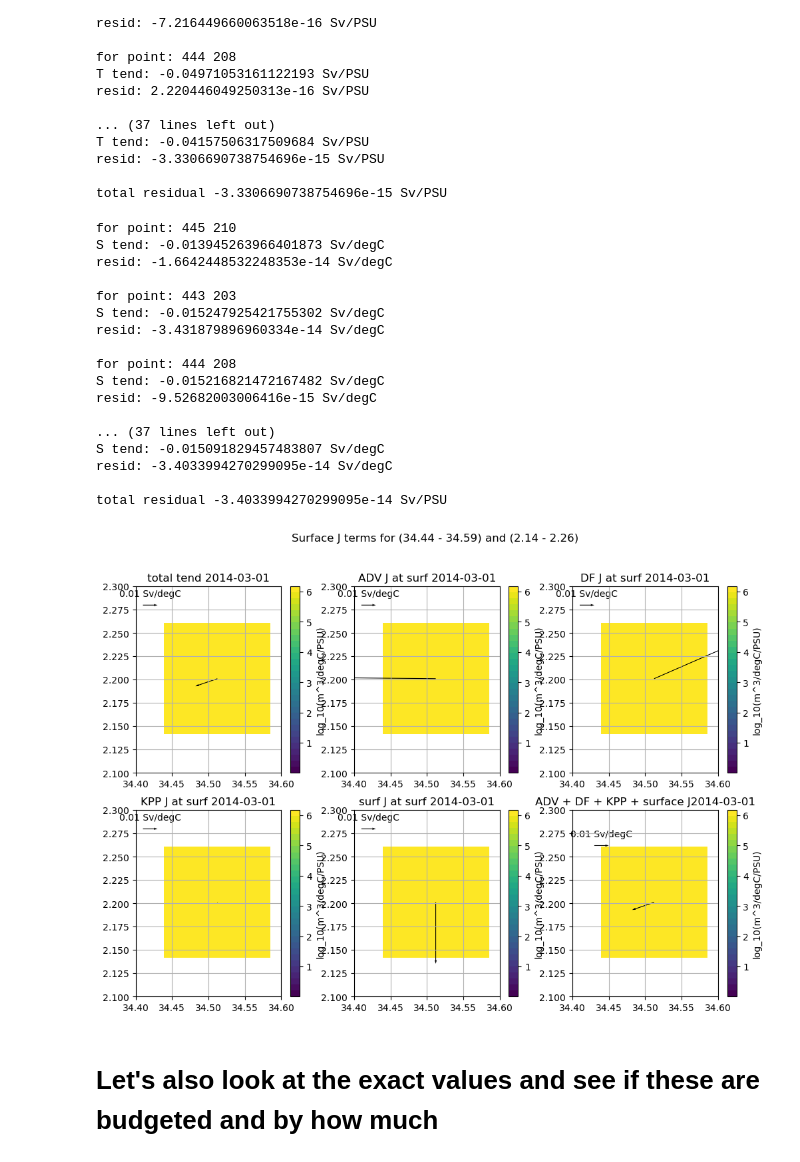
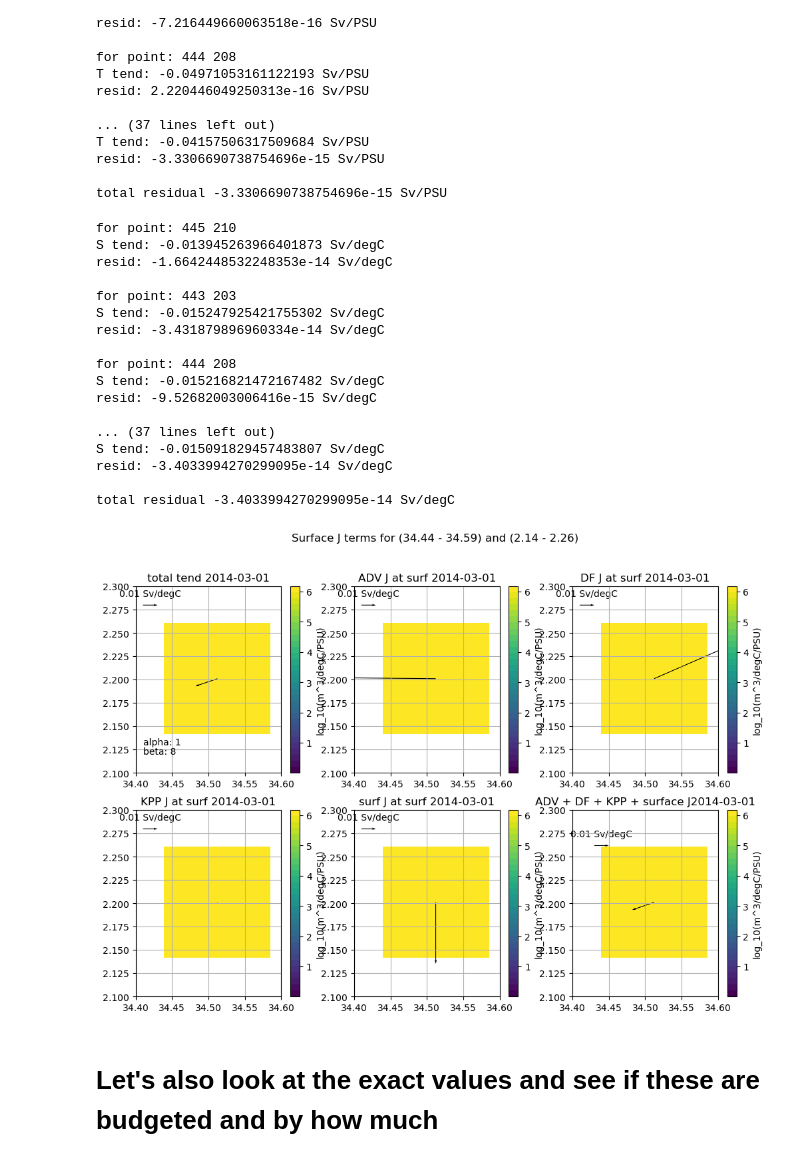
Before and after one commit to margaretmurakami/crios_backups, a Jupyter notebook: ASTE_270/Pemberton/Tendencies/single_TSbin_Jterms.ipynb, the cells around one changed output. Drawn from its saved outputs; the diff is of its cells as text; code cells hidden in the pictures.

```diff
--- a/ASTE_270/Pemberton/Tendencies/single_TSbin_Jterms.ipynb
+++ b/ASTE_270/Pemberton/Tendencies/single_TSbin_Jterms.ipynb
@@ -1296,7 +1289,7 @@ for k,i,j in zip(zs,ys,xs):
     print()
 
 # we will not print all terms here -- overkill
-print("total residual",np.nansum(JtermsS[0] - JtermsS[1] - JtermsS[2] - JtermsS[3] - JtermsS[4]),"Sv/PSU")
+print("total residual",np.nansum(JtermsS[0] - JtermsS[1] - JtermsS[2] - JtermsS[3] - JtermsS[4]),"Sv/degC")
 # %% [output]
 for point: 445 210
 S tend: -0.013945263966401873 Sv/degC
@@ -1314,7 +1307,7 @@ resid: -9.52682003006416e-15 Sv/degC
 S tend: -0.015091829457483807 Sv/degC
 resid: -3.4033994270299095e-14 Sv/degC
 
-total residual -3.4033994270299095e-14 Sv/PSU
+total residual -3.4033994270299095e-14 Sv/degC
 # %%
 # plot these on a figure to show the budgeted terms
 sfact = 8   # scale factor for x (PSU in denom, multiply out)
@@ -1327,6 +1320,10 @@ scale = 1e-1
 xlims = np.array([34.4,34.6])
 ylims = np.array([2.1,2.3])
 
+# set alpha and beta for the scaling
+alpha = 1
+beta = 8    # scale factor for x (PSU in denom, multiply out)
+
 
 # first get the values and do conversions to Sv/degC or Sv/PSU
 fig = plt.figure(figsize = (12,8))
@@ -1334,7 +1331,7 @@ fig = plt.figure(figsize = (12,8))
 # total tendency
 ax = plt.subplot(231)
 cb1 = ax.pcolormesh(Sbin, Tbin, np.log10(small_mesh), cmap=cmap2, vmin=0.01)
-U1, V1 = JtermsS[0],JtermsT[0]/sfact
+U1, V1 = JtermsS[0],JtermsT[0]/beta
 q1 = ax.quiver(Sbincent, Tbincent, U1, V1, width=0.005,scale=scale)
 plt.colorbar(cb1, label="log_10(m^3/degC/PSU)")
 ax.set_title("total tend " + datetimes[0].strftime("%Y-%m-%d"))
@@ -1342,11 +1339,13 @@ ax.set_xlim(xlims)
 ax.set_ylim(ylims)
 ax.grid()
 ax.quiverkey(q1,X=0.1,Y=0.9,U = U,label=str(U) + " Sv/degC")
+ax.text(x=34.41,y = 2.13, s = "alpha: "+str(alpha))
+ax.text(x=34.41,y = 2.12, s = "beta: "+str(beta))
 
 # ADV tendency
 ax = plt.subplot(232)
 cb1 = ax.pcolormesh(Sbin, Tbin, np.log10(small_mesh), cmap=cmap2, vmin=0.01)
-U1, V1 = JtermsS[1],JtermsT[1]/sfact
+U1, V1 = JtermsS[1],JtermsT[1]/beta
 q1 = ax.quiver(Sbincent, Tbincent, U1, V1, width=0.005,scale=scale)
 plt.colorbar(cb1, label="log_10(m^3/degC/PSU)")
 ax.set_title("ADV J at surf " + datetimes[0].strftime("%Y-%m-%d"))
@@ -1358,7 +1357,7 @@ ax.quiverkey(q1,X=0.1,Y=0.9,U = U,label=str(U) + " Sv/degC")
 # DF tendency
 ax = plt.subplot(233)
 cb1 = ax.pcolormesh(Sbin, Tbin, np.log10(small_mesh), cmap=cmap2, vmin=0.01)
-U1, V1 = JtermsS[2],JtermsT[2]/sfact
+U1, V1 = JtermsS[2],JtermsT[2]/beta
 q1 = ax.quiver(Sbincent, Tbincent, U1, V1, width=0.005,scale=scale)
 plt.colorbar(cb1, label="log_10(m^3/degC/PSU)")
 ax.set_title("DF J at surf " + datetimes[0].strftime("%Y-%m-%d"))
@@ -1370,7 +1369,7 @@ ax.quiverkey(q1,X=0.1,Y=0.9,U = U,label=str(U) + " Sv/degC")
 # KPP tendency
 ax = plt.subplot(234)
 cb1 = ax.pcolormesh(Sbin, Tbin, np.log10(small_mesh), cmap=cmap2, vmin=0.01)
-U1, V1 = JtermsS[3],JtermsT[3]/sfact
+U1, V1 = JtermsS[3],JtermsT[3]/beta
 q1 = ax.quiver(Sbincent, Tbincent, U1, V1, width=0.005,scale=scale)
 plt.colorbar(cb1, label="log_10(m^3/degC/PSU)")
 ax.set_title("KPP J at surf " + datetimes[0].strftime("%Y-%m-%d"))
@@ -1380,36 +1379,36 @@ ax.grid()
 ax.quiverkey(q1,X=0.1,Y=0.9,U = U,label=str(U) + " Sv/degC")
 
 # surface tendency
 ax = plt.subplot(235)
 cb1 = ax.pcolormesh(Sbin, Tbin, np.log10(small_mesh), cmap=cmap2, vmin=0.01)
-U1, V1 = JtermsS[4],JtermsT[4]/sfact
+U1, V1 = JtermsS[4],JtermsT[4]/beta
 q1 = ax.quiver(Sbincent, Tbincent, U1, V1, width=0.005,scale=scale)
 plt.colorbar(cb1, label="log_10(m^3/degC/PSU)")
 ax.set_title("surf J at surf " + datetimes[0].strftime("%Y-%m-%d"))
 ax.set_xlim(xlims)
 ax.set_ylim(ylims)
 ax.grid()
 ax.quiverkey(q1,X=0.1,Y=0.9,U = U,label=str(U) + " Sv/degC")
 
 # for total tendency for this square from terms
 ax = plt.subplot(236)
 cb1 = ax.pcolormesh(Sbin, Tbin, np.log10(small_mesh), cmap=cmap2, vmin=0.01)
-U1, V1 = (JtermsS[1] + JtermsS[2] + JtermsS[3] + JtermsS[4]),(JtermsT[1] + JtermsT[2] + JtermsT[3] + JtermsT[4])/sfact
+U1, V1 = (JtermsS[1] + JtermsS[2] + JtermsS[3] + JtermsS[4]),(JtermsT[1] + JtermsT[2] + JtermsT[3] + JtermsT[4])/beta
 q1 = ax.quiver(Sbincent, Tbincent, U1, V1, width=0.005,scale=scale)
 plt.colorbar(cb1, label="log_10(m^3/degC/PSU)")
 ax.set_title("ADV + DF + KPP + surface J" + datetimes[0].strftime("%Y-%m-%d"))
 ax.set_xlim(xlims)
 ax.set_ylim(ylims)
 ax.grid()
 ax.quiverkey(q1,X=0.2,Y=0.81,U = U,label=str(U) + " Sv/degC")
 
 # save the figure for this point
 title = f"Surface J terms for ({binsSLT_edges[iS]:.2f} - {binsSLT_edges[iS+1]:.2f}) and ({binsTH_edges[iT]:.2f} - {binsTH_edges[iT+1]:.2f})"
 plt.suptitle(title)
 
 plt.savefig(path + "example_surface_TSbin.png",dpi=300)
 # %% [output]
-[figure, old version]
+[figure, new version]
 # %% [markdown]
 # Let's also look at the exact values and see if these are budgeted and by how much
 # %%
```
Also changed, not shown: parts of 2 cells of this notebook, 19 other files.
